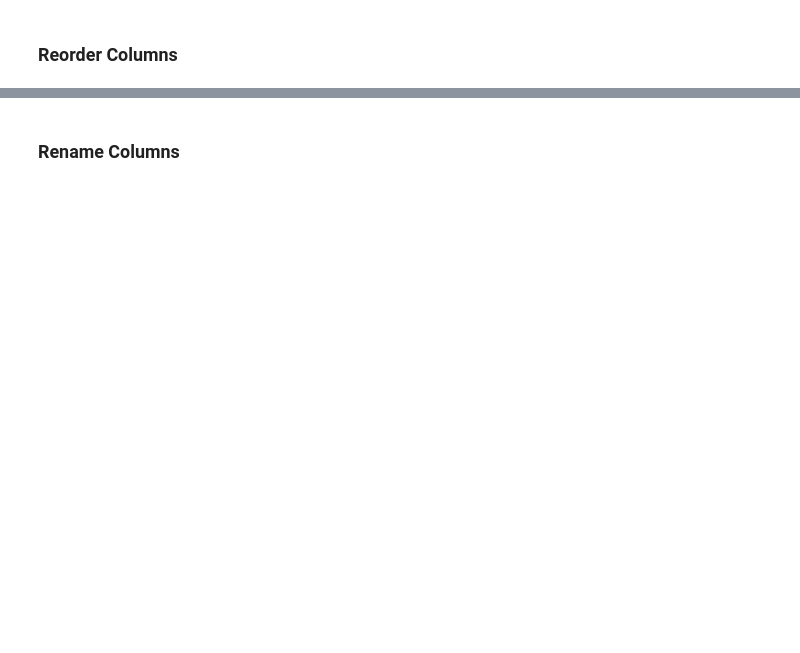
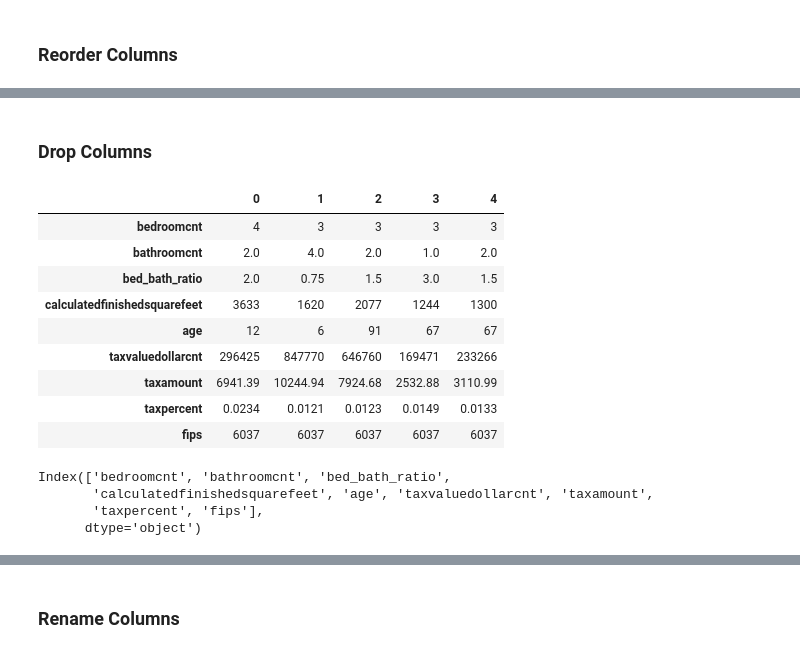
Before and after one commit to QMCBT-JustinEvans/regression-exercises, a Jupyter notebook: wrangle.ipynb, the cells around one changed output, grey strips where cells are left out. Drawn from its saved outputs; the diff is of its cells as text; code cells hidden in the pictures; blank space fills up the shorter version.

```diff
--- a/wrangle.ipynb
+++ b/wrangle.ipynb
@@ -654,0 +678,5 @@ del_df.describe().T
+# %%
+# remove outliers by setting df to include all values except those that hold outliers
+df = df[df.taxpercent > .0099]
+df = df[df.taxpercent <= .03]
+df.T
@@ -711,24 +860,2 @@ df.describe(include='all').T
-# %%
-# filter down outliers to more accurately align with realistic expectations of a Single Family Residence
-
-# remove homes with no bedrooms or bathrooms
-df = df[df.bedroomcnt > 0]
-df = df[df.bathroomcnt > 0]
-
-# remove homes with more than 8 bedrooms or bathrooms
-df = df[df.bedroomcnt <= 8]
-df = df[df.bathroomcnt <= 8]
-
-# remove homes with tax value of less than $50k or more than $2 million
-df = df[df.taxvaluedollarcnt > 50000]
-df = df[df.taxvaluedollarcnt < 2_000_000]
-
-# remove sqft less than 400 or more than 10,000
-df = df[df.calculatedfinishedsquarefeet < 10_000]
-df = df[df.calculatedfinishedsquarefeet > 400]
-
-# remove tax percent of less than 1% and more than 100%
-df = df[df.taxpercent > .0099]
-df = df[df.taxpercent < 0.03]
 # %%
 df.shape
@@ -761,7 +900,9 @@ df.columns.values
 'state'
 # %%
 # Rearange Columns
-df = df[['bedroomcnt',
+df = df[['propertylandusetypeid',
+'propertylandusedesc',
+'bedroomcnt',
 'bathroomcnt',
 'bed_bath_ratio',
 'calculatedfinishedsquarefeet',
@@ -777,0 +935,34 @@ df.head().T
+# %% [markdown]
+### Drop Columns
+# %%
+# Drop Columns propertylandusetypeid and propertylandusedesc
+# The index and discription were only needed to filter and verify
+df = df.drop(columns=['propertylandusetypeid', 'propertylandusedesc'])
+
+# Drop Columns name and state
+# They were only brought in for practice, they are already combined in fips
+df = df.drop(columns=['name', 'state'])
+
+# yearbuilt is no longer needed after creating age
+df = df.drop(columns=['yearbuilt'])
+
+# Check Work
+df.head().T
+# %% [output]
+|  | 0 | 1 | 2 | 3 | 4 |
+| bedroomcnt | 4 | 3 | 3 | 3 | 3 |
+| bathroomcnt | 2.0 | 4.0 | 2.0 | 1.0 | 2.0 |
+| bed_bath_ratio | 2.0 | 0.75 | 1.5 | 3.0 | 1.5 |
+| calculatedfinishedsquarefeet | 3633 | 1620 | 2077 | 1244 | 1300 |
+| age | 12 | 6 | 91 | 67 | 67 |
+| taxvaluedollarcnt | 296425 | 847770 | 646760 | 169471 | 233266 |
+| taxamount | 6941.39 | 10244.94 | 7924.68 | 2532.88 | 3110.99 |
+| taxpercent | 0.0234 | 0.0121 | 0.0123 | 0.0149 | 0.0133 |
+| fips | 6037 | 6037 | 6037 | 6037 | 6037 |
+# %%
+df.columns
+# %% [output]
+Index(['bedroomcnt', 'bathroomcnt', 'bed_bath_ratio',
+       'calculatedfinishedsquarefeet', 'age', 'taxvaluedollarcnt', 'taxamount',
+       'taxpercent', 'fips'],
+      dtype='object')
```
Also changed, not shown: parts of 40 cells of this notebook, 4 other files.
